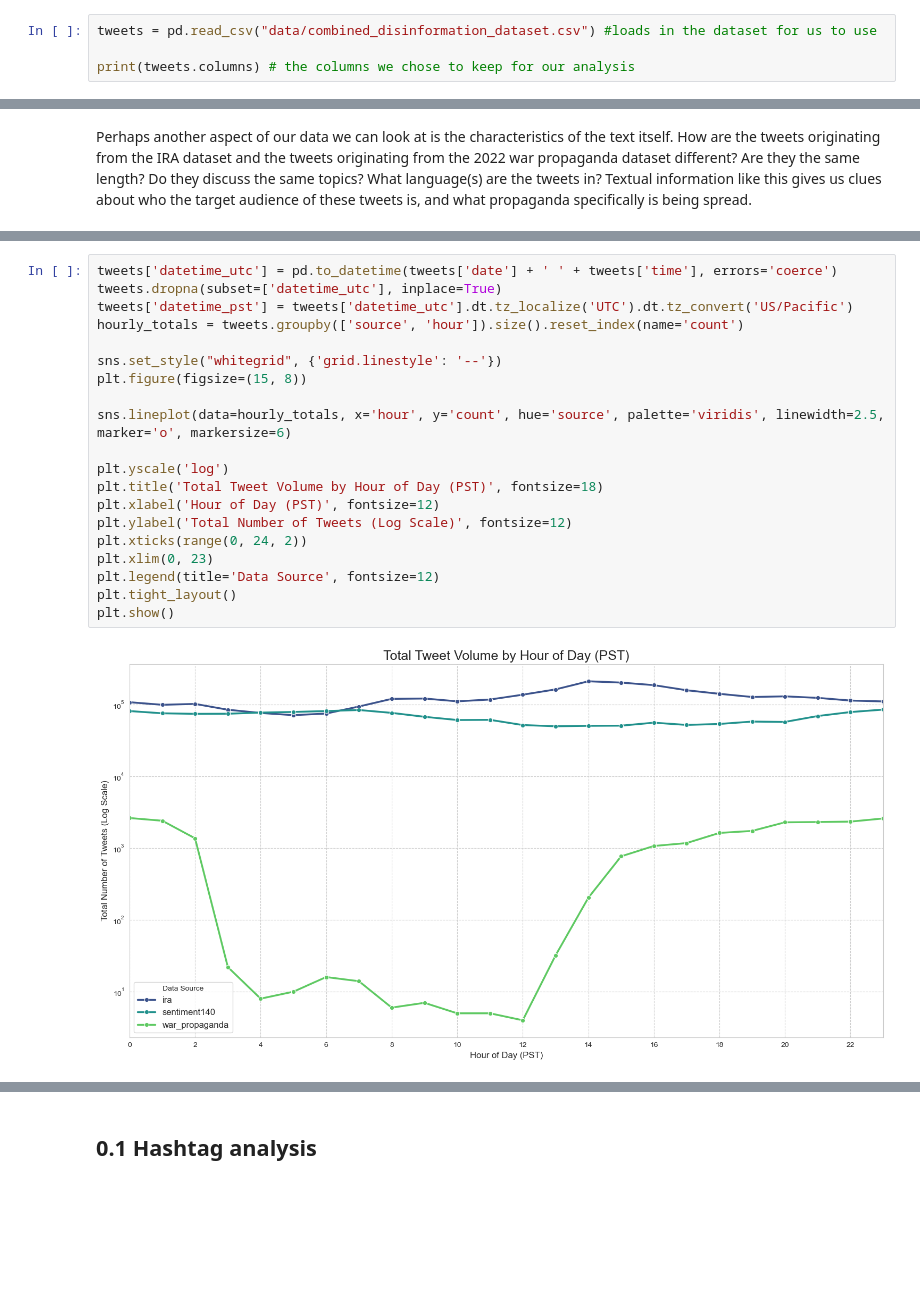
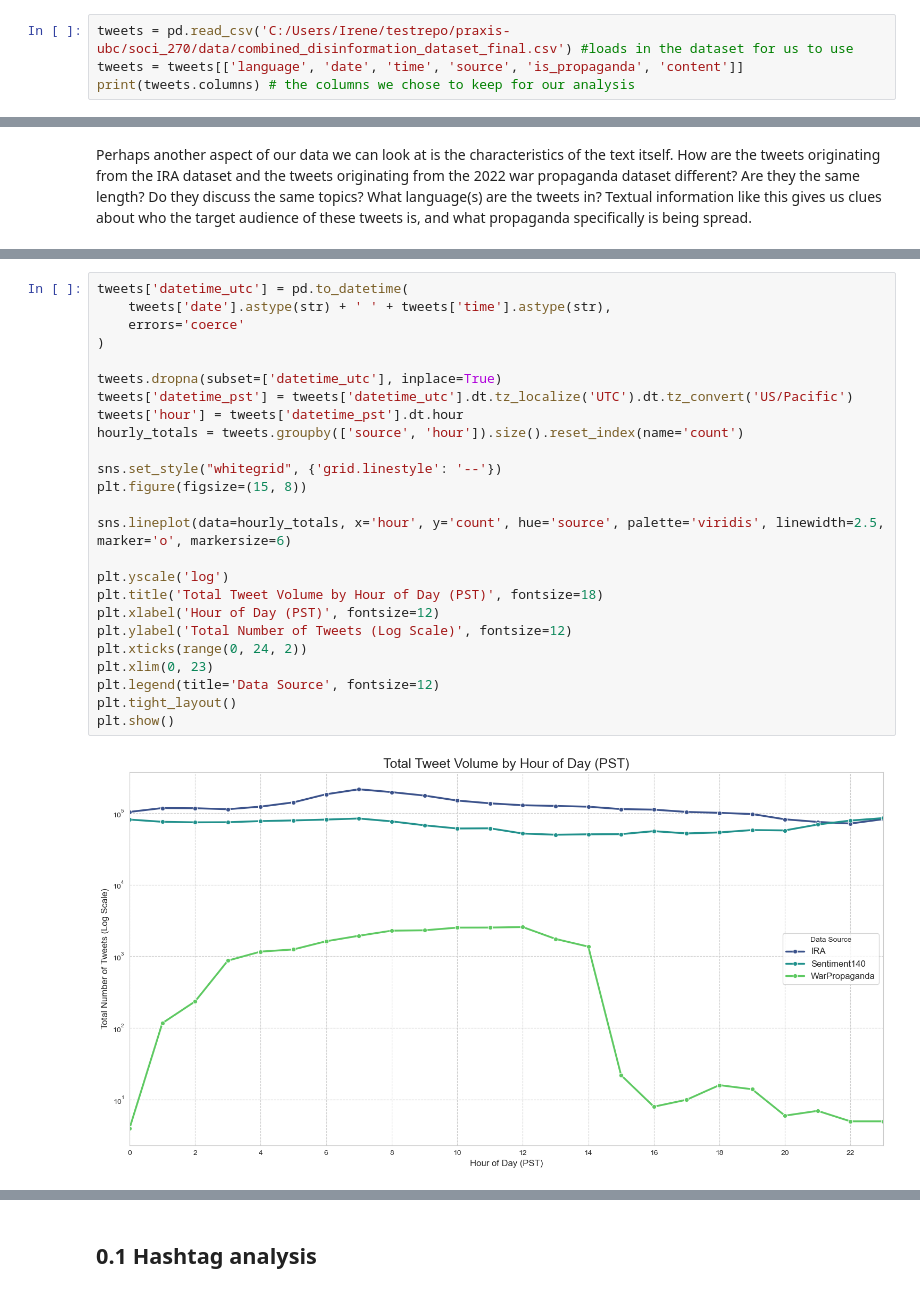
Before and after one commit to ubcecon/praxis-ubc, a Jupyter notebook: soci_270/soci_270_bert.ipynb, the cells around one changed output, grey strips where cells are left out. Cells and saved outputs as stored; diff of their text form; blank space fills up the shorter version.

```diff
--- a/soci_270/soci_270_bert.ipynb
+++ b/soci_270/soci_270_bert.ipynb
@@ -140,7 +140,7 @@ Once that's done, run the code below to pull and generate our dataset:
 # %%
 create_disinformation_dataset() #creates our dataset
 # %%
-tweets = pd.read_csv("data/combined_disinformation_dataset.csv") #loads in the dataset for us to use
-
+tweets = pd.read_csv('C:/Users/Irene/testrepo/praxis-ubc/soci_270/data/combined_disinformation_dataset_final.csv') #loads in the dataset for us to use
+tweets = tweets[['language', 'date', 'time', 'source', 'is_propaganda', 'content']]
 print(tweets.columns) # the columns we chose to keep for our analysis
 # %% [output]
@@ -301,23 +307,28 @@ Think about some possible explanations for the trends in the data and consider w
 # %%
-tweets['datetime_utc'] = pd.to_datetime(tweets['date'] + ' ' + tweets['time'], errors='coerce')
+tweets['datetime_utc'] = pd.to_datetime(
+    tweets['date'].astype(str) + ' ' + tweets['time'].astype(str),
+    errors='coerce'
+)
+
 tweets.dropna(subset=['datetime_utc'], inplace=True)
 tweets['datetime_pst'] = tweets['datetime_utc'].dt.tz_localize('UTC').dt.tz_convert('US/Pacific')
+tweets['hour'] = tweets['datetime_pst'].dt.hour
 hourly_totals = tweets.groupby(['source', 'hour']).size().reset_index(name='count')
 
 sns.set_style("whitegrid", {'grid.linestyle': '--'})
 plt.figure(figsize=(15, 8))
 
 sns.lineplot(data=hourly_totals, x='hour', y='count', hue='source', palette='viridis', linewidth=2.5, marker='o', markersize=6)
 
 plt.yscale('log')
 plt.title('Total Tweet Volume by Hour of Day (PST)', fontsize=18)
 plt.xlabel('Hour of Day (PST)', fontsize=12)
 plt.ylabel('Total Number of Tweets (Log Scale)', fontsize=12)
 plt.xticks(range(0, 24, 2))
 plt.xlim(0, 23)
 plt.legend(title='Data Source', fontsize=12)
 plt.tight_layout()
 plt.show()
 # %% [output]
-[figure, old version]
+[figure, new version]
 # %% [markdown]
```
Also changed, not shown: parts of 16 cells of this notebook.
